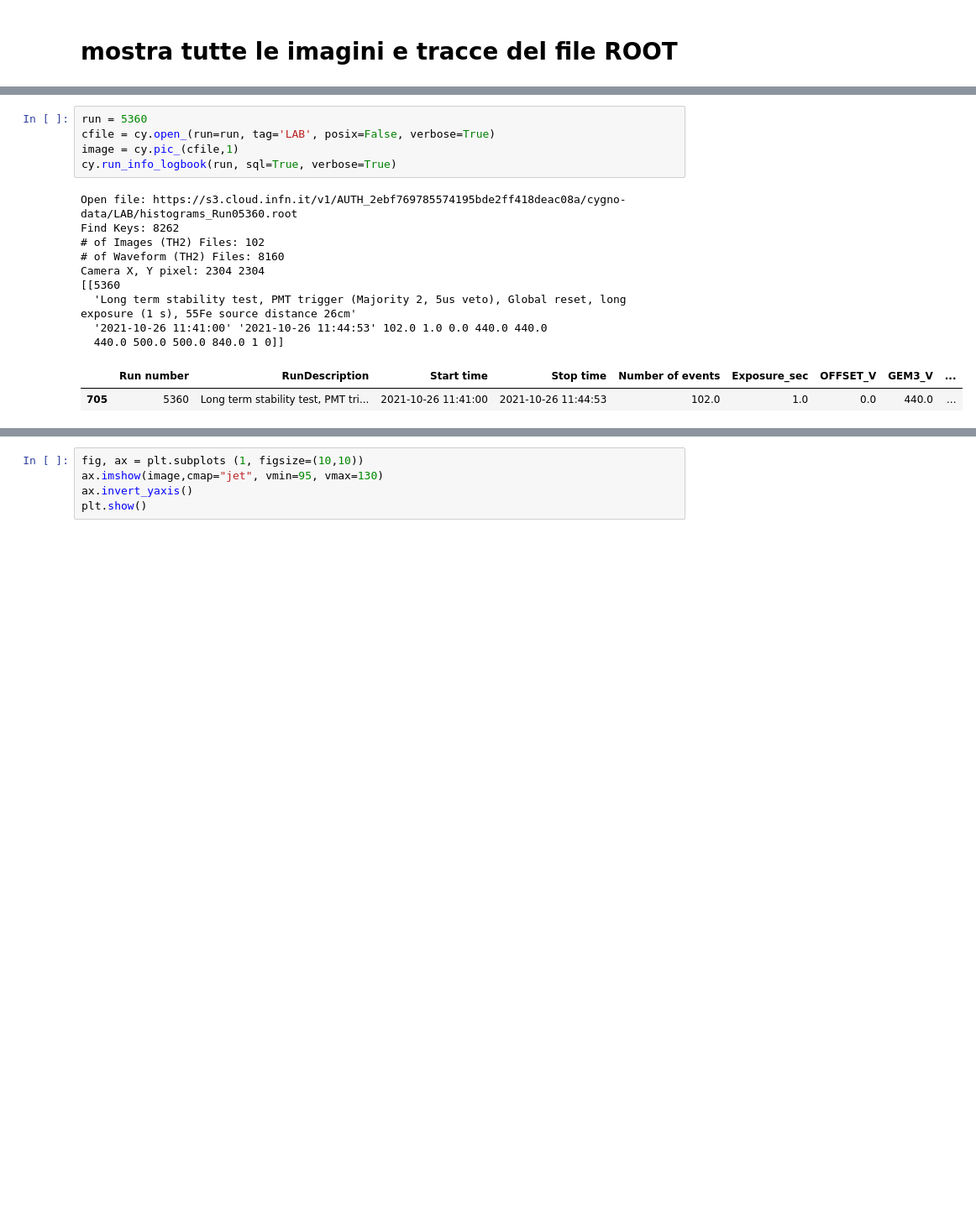
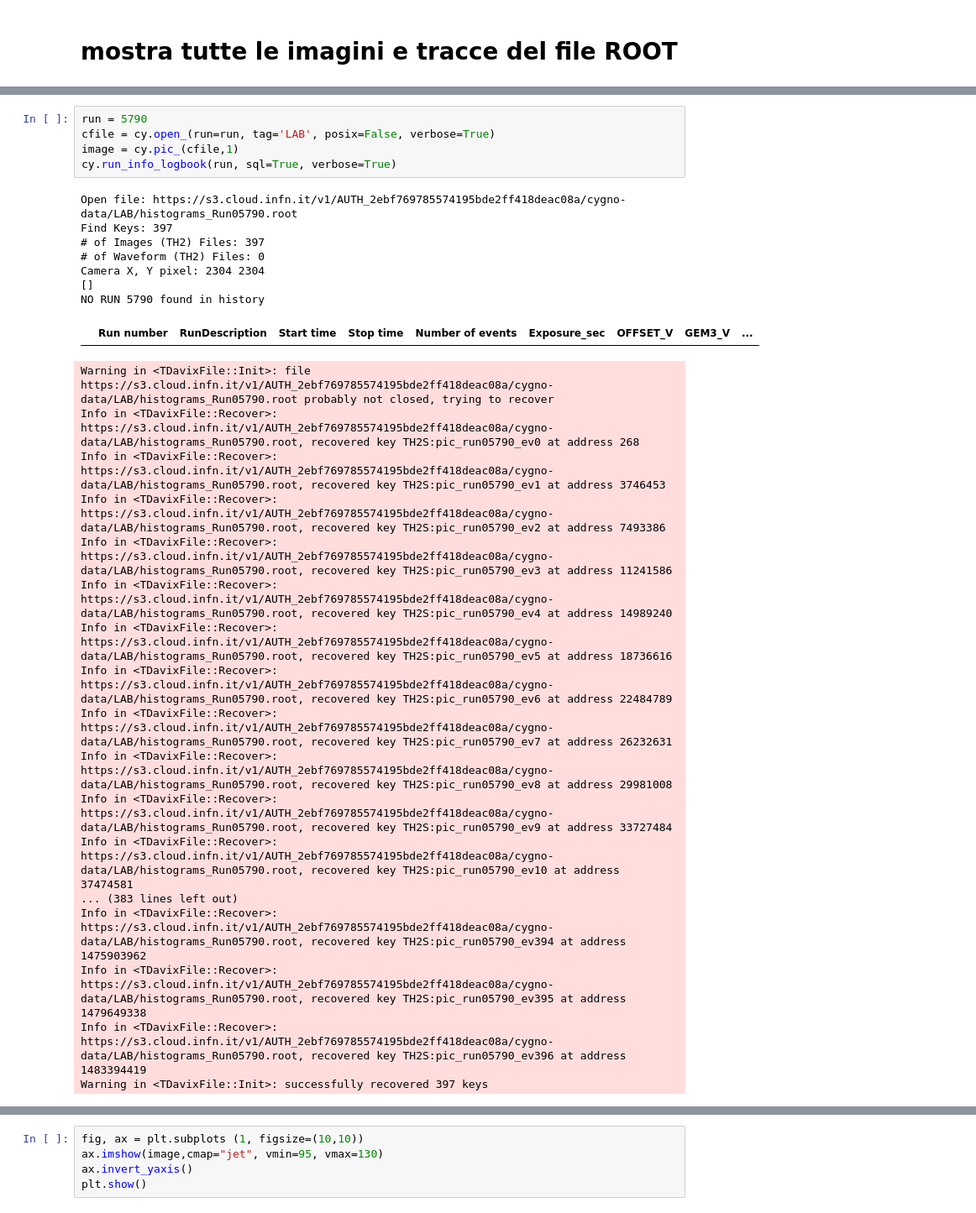
Before and after one commit to gmazzitelli/cygno_cloud, a Jupyter notebook: display.ipynb, the cells around one changed output, grey strips where cells are left out. Shown at 84% size. Cells and saved outputs as stored; diff of their text form; blank space fills up the shorter version.

```diff
--- a/display.ipynb
+++ b/display.ipynb
@@ -43,20 +44,34 @@ Camera X, Y pixel: 2304 2304
 # %%
-run = 5360
+run = 5790
 cfile = cy.open_(run=run, tag='LAB', posix=False, verbose=True)
 image = cy.pic_(cfile,1)
 cy.run_info_logbook(run, sql=True, verbose=True)
 # %% [output]
-Open file: https://s3.cloud.infn.it/v1/AUTH_2ebf769785574195bde2ff418deac08a/cygno-data/LAB/histograms_Run05360.root
-Find Keys: 8262
-# of Images (TH2) Files: 102
-# of Waveform (TH2) Files: 8160
+Open file: https://s3.cloud.infn.it/v1/AUTH_2ebf769785574195bde2ff418deac08a/cygno-data/LAB/histograms_Run05790.root
+Find Keys: 397
+# of Images (TH2) Files: 397
+# of Waveform (TH2) Files: 0
 Camera X, Y pixel: 2304 2304
-[[5360
-  'Long term stability test, PMT trigger (Majority 2, 5us veto), Global reset, long exposure (1 s), 55Fe source distance 26cm'
-  '2021-10-26 11:41:00' '2021-10-26 11:44:53' 102.0 1.0 0.0 440.0 440.0
-  440.0 500.0 500.0 840.0 1 0]]
+[]
+NO RUN 5790 found in history
 |  | Run number | RunDescription | Start time | Stop time | Number of events | Exposure_sec | OFFSET_V | GEM3_V | ... |
-| 705 | 5360 | Long term stability test, PMT tri... | 2021-10-26 11:41:00 | 2021-10-26 11:44:53 | 102.0 | 1.0 | 0.0 | 440.0 | ... |
+Warning in <TDavixFile::Init>: file https://s3.cloud.infn.it/v1/AUTH_2ebf769785574195bde2ff418deac08a/cygno-data/LAB/histograms_Run05790.root probably not closed, trying to recover
+Info in <TDavixFile::Recover>: https://s3.cloud.infn.it/v1/AUTH_2ebf769785574195bde2ff418deac08a/cygno-data/LAB/histograms_Run05790.root, recovered key TH2S:pic_run05790_ev0 at address 268
+Info in <TDavixFile::Recover>: https://s3.cloud.infn.it/v1/AUTH_2ebf769785574195bde2ff418deac08a/cygno-data/LAB/histograms_Run05790.root, recovered key TH2S:pic_run05790_ev1 at address 3746453
+Info in <TDavixFile::Recover>: https://s3.cloud.infn.it/v1/AUTH_2ebf769785574195bde2ff418deac08a/cygno-data/LAB/histograms_Run05790.root, recovered key TH2S:pic_run05790_ev2 at address 7493386
+Info in <TDavixFile::Recover>: https://s3.cloud.infn.it/v1/AUTH_2ebf769785574195bde2ff418deac08a/cygno-data/LAB/histograms_Run05790.root, recovered key TH2S:pic_run05790_ev3 at address 11241586
+Info in <TDavixFile::Recover>: https://s3.cloud.infn.it/v1/AUTH_2ebf769785574195bde2ff418deac08a/cygno-data/LAB/histograms_Run05790.root, recovered key TH2S:pic_run05790_ev4 at address 14989240
+Info in <TDavixFile::Recover>: https://s3.cloud.infn.it/v1/AUTH_2ebf769785574195bde2ff418deac08a/cygno-data/LAB/histograms_Run05790.root, recovered key TH2S:pic_run05790_ev5 at address 18736616
+Info in <TDavixFile::Recover>: https://s3.cloud.infn.it/v1/AUTH_2ebf769785574195bde2ff418deac08a/cygno-data/LAB/histograms_Run05790.root, recovered key TH2S:pic_run05790_ev6 at address 22484789
+Info in <TDavixFile::Recover>: https://s3.cloud.infn.it/v1/AUTH_2ebf769785574195bde2ff418deac08a/cygno-data/LAB/histograms_Run05790.root, recovered key TH2S:pic_run05790_ev7 at address 26232631
+Info in <TDavixFile::Recover>: https://s3.cloud.infn.it/v1/AUTH_2ebf769785574195bde2ff418deac08a/cygno-data/LAB/histograms_Run05790.root, recovered key TH2S:pic_run05790_ev8 at address 29981008
+Info in <TDavixFile::Recover>: https://s3.cloud.infn.it/v1/AUTH_2ebf769785574195bde2ff418deac08a/cygno-data/LAB/histograms_Run05790.root, recovered key TH2S:pic_run05790_ev9 at address 33727484
+Info in <TDavixFile::Recover>: https://s3.cloud.infn.it/v1/AUTH_2ebf769785574195bde2ff418deac08a/cygno-data/LAB/histograms_Run05790.root, recovered key TH2S:pic_run05790_ev10 at address 37474581
+... (383 lines left out)
+Info in <TDavixFile::Recover>: https://s3.cloud.infn.it/v1/AUTH_2ebf769785574195bde2ff418deac08a/cygno-data/LAB/histograms_Run05790.root, recovered key TH2S:pic_run05790_ev394 at address 1475903962
+Info in <TDavixFile::Recover>: https://s3.cloud.infn.it/v1/AUTH_2ebf769785574195bde2ff418deac08a/cygno-data/LAB/histograms_Run05790.root, recovered key TH2S:pic_run05790_ev395 at address 1479649338
+Info in <TDavixFile::Recover>: https://s3.cloud.infn.it/v1/AUTH_2ebf769785574195bde2ff418deac08a/cygno-data/LAB/histograms_Run05790.root, recovered key TH2S:pic_run05790_ev396 at address 1483394419
+Warning in <TDavixFile::Init>: successfully recovered 397 keys
 # %%
 cy.img_proj(image, vmin=90, vmax=130, log=False)
 # %% [output]
```
Also changed, not shown: parts of 2 cells of this notebook, 3 other files.
